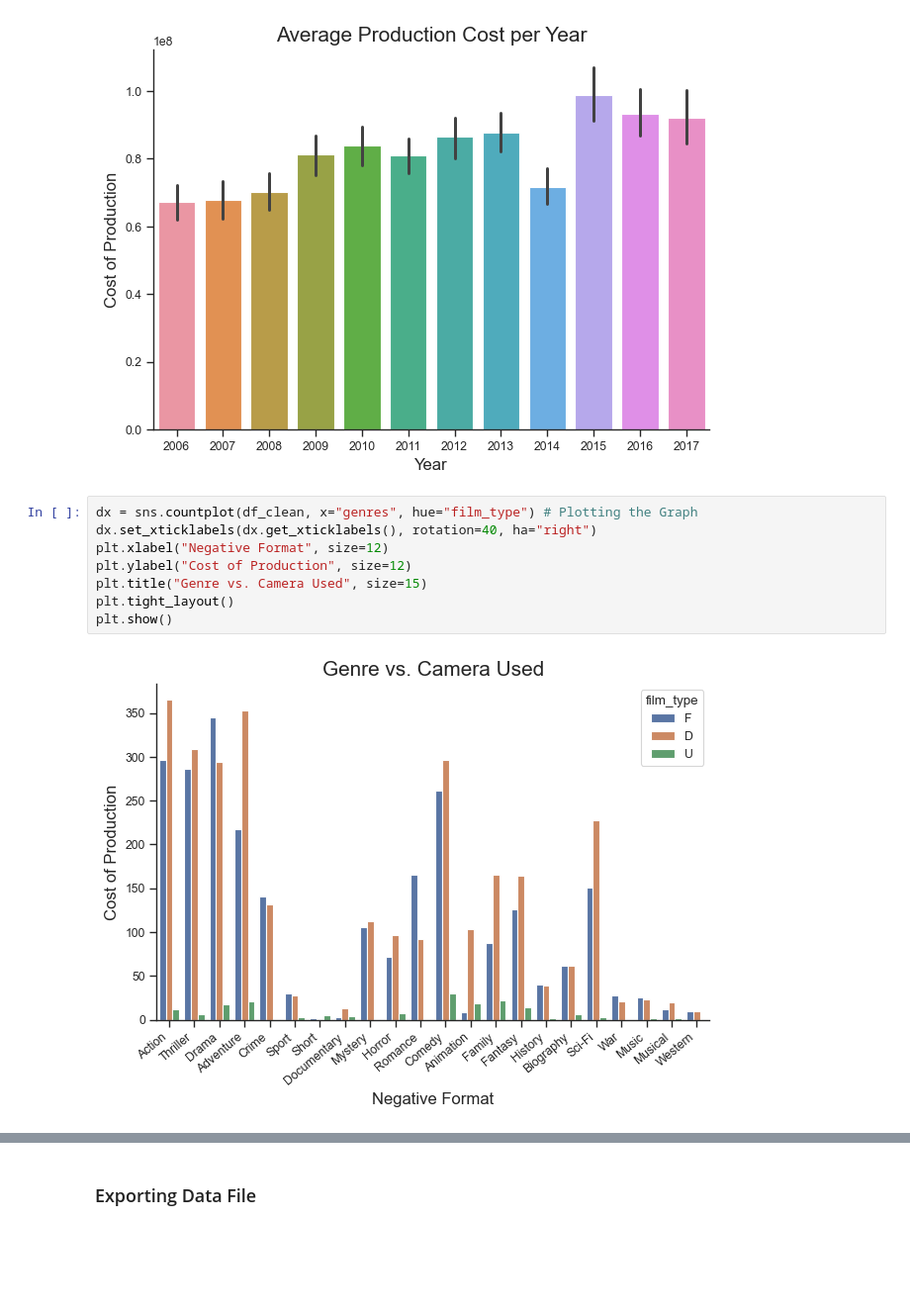
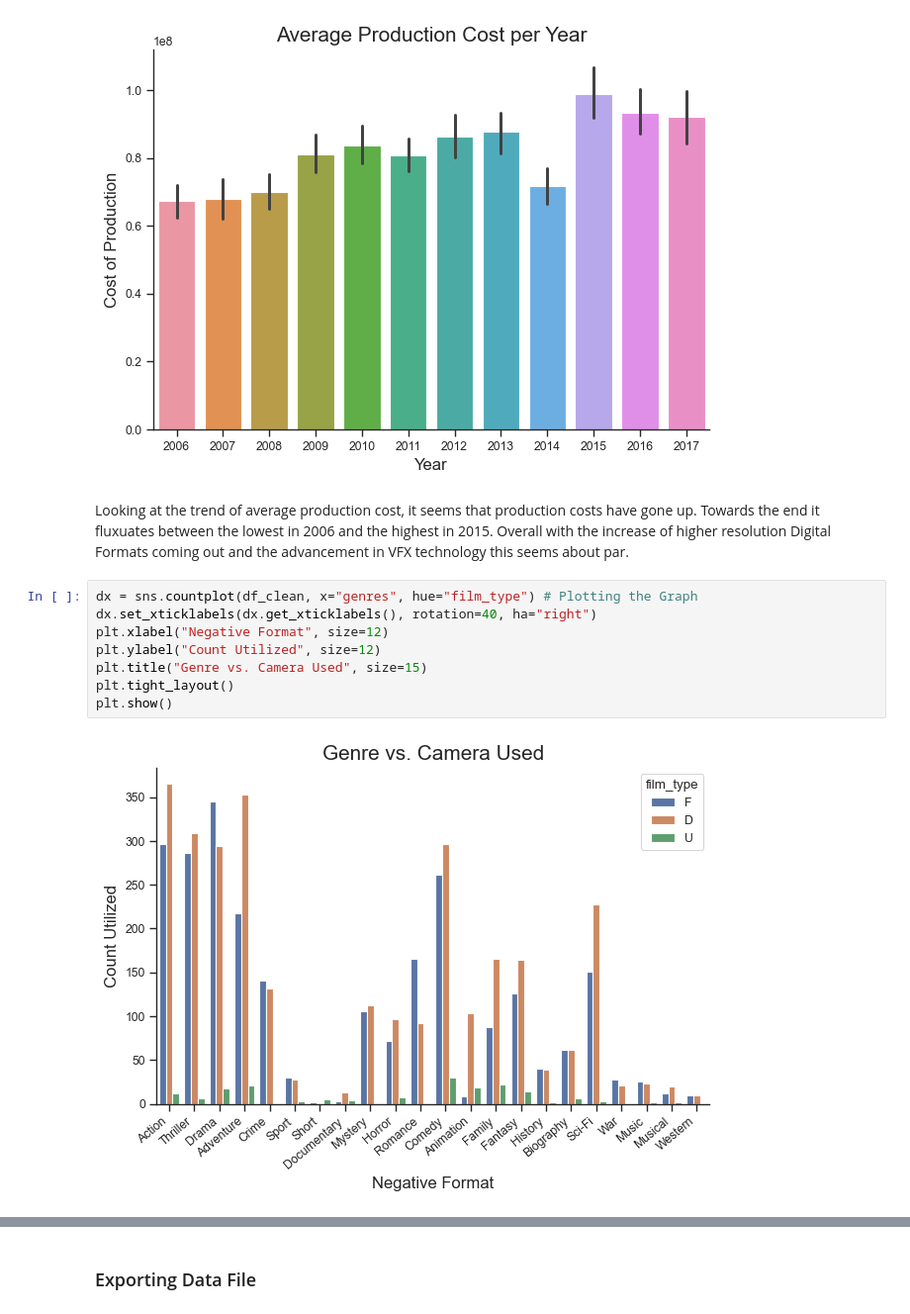
Before and after one commit to ubco-W2022T1-cosc301/project-group16, a Jupyter notebook: notebooks/analysis1.ipynb, the cells around one changed output, grey strips where cells are left out. Shown at 99% size. Saved outputs shown, nothing was run; the diff lists cells and outputs as text; blank space fills up the shorter version.

```diff
--- a/notebooks/analysis1.ipynb
+++ b/notebooks/analysis1.ipynb
@@ -130,13 +130,15 @@ plt.tight_layout()
 plt.show()
 # %% [output]
 [figure]
+# %% [markdown]
+Looking at the trend of average production cost, it seems that production costs have gone up. Towards the end it fluxuates between the lowest in 2006 and the highest in 2015. Overall with the increase of higher resolution Digital Formats coming out and the advancement in VFX technology this seems about par.
 # %%
 dx = sns.countplot(df_clean, x="genres", hue="film_type") # Plotting the Graph
 dx.set_xticklabels(dx.get_xticklabels(), rotation=40, ha="right")
 plt.xlabel("Negative Format", size=12)
-plt.ylabel("Cost of Production", size=12)
+plt.ylabel("Count Utilized", size=12)
 plt.title("Genre vs. Camera Used", size=15)
 plt.tight_layout()
 plt.show()
 # %% [output]
-[figure, old version]
+[figure, new version]
```
Also changed, not shown: parts of 14 cells of this notebook, 2 other files.
